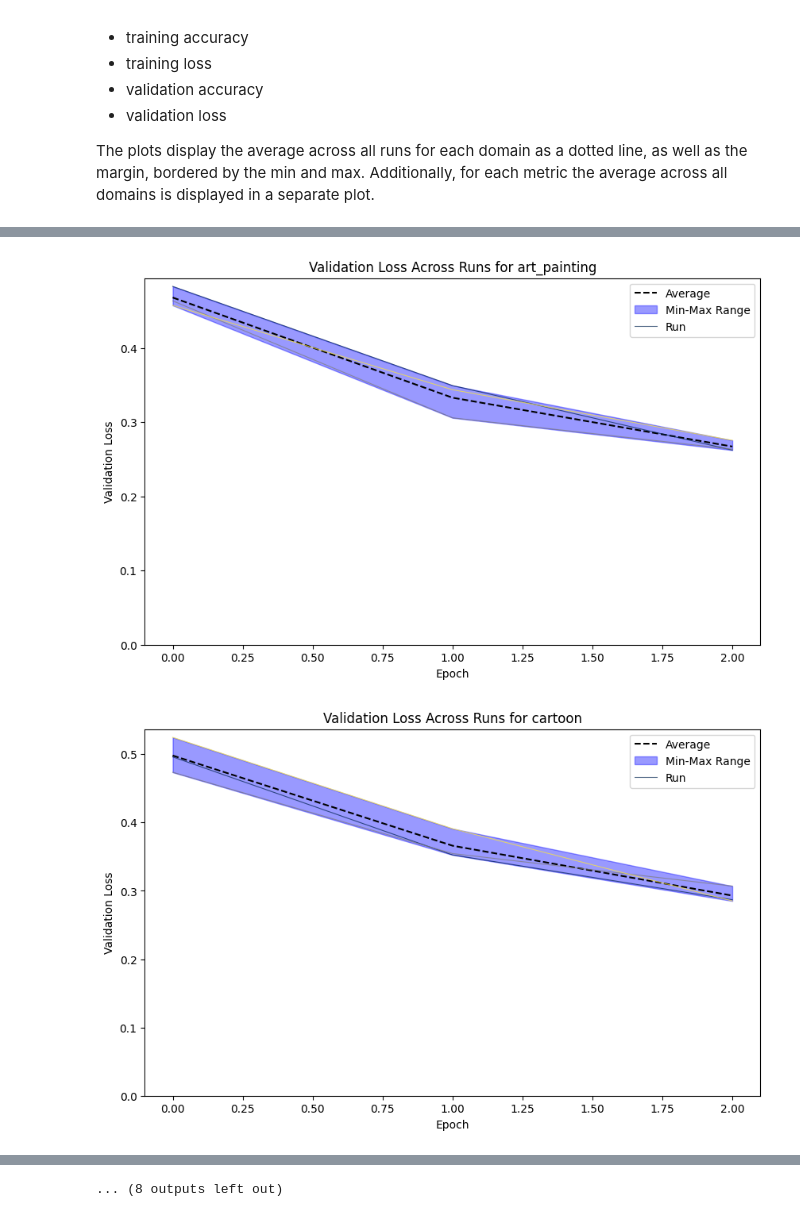
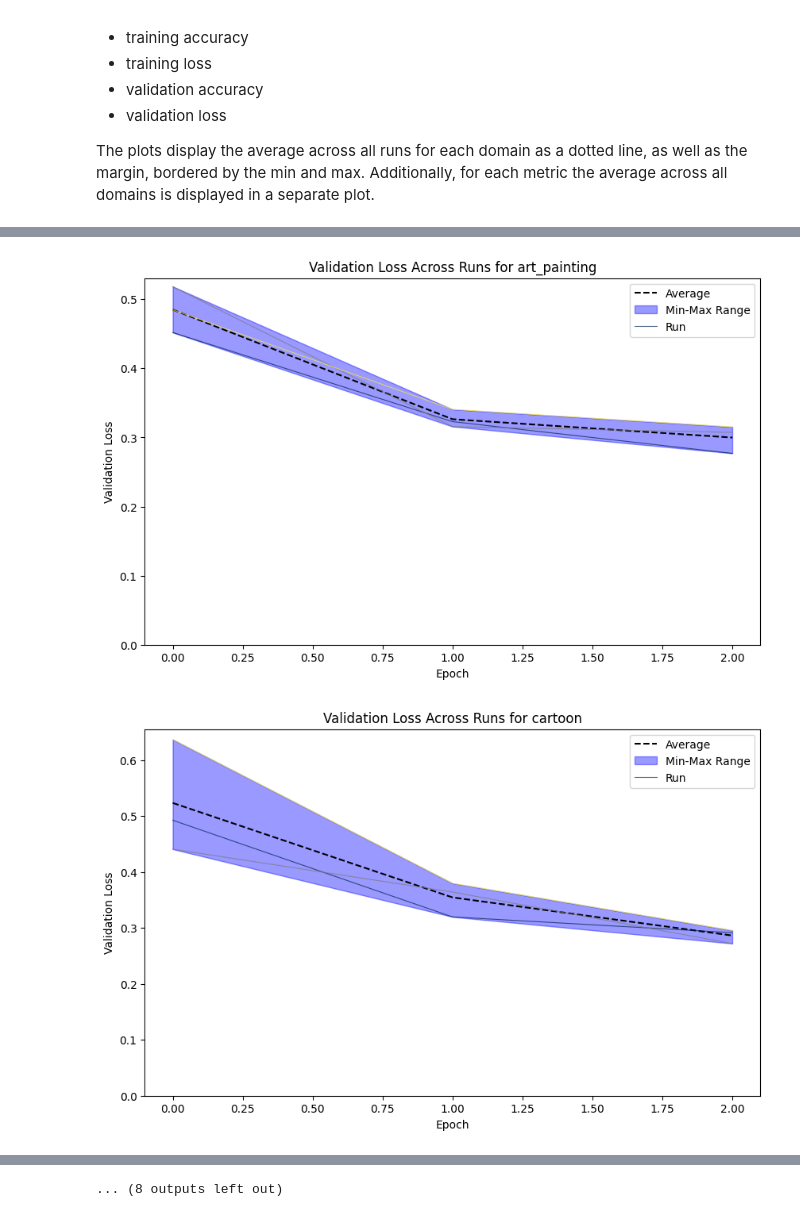
Before and after one commit to VoErik/domain-generalization, a Jupyter notebook: examples/visualizing_results.ipynb, the cells around one changed output, grey strips where cells are left out. Cells and saved outputs as stored; diff of their text form; code cells hidden in the pictures.

Commit message:
fix paths

```diff
--- a/examples/visualizing_results.ipynb
+++ b/examples/visualizing_results.ipynb
@@ -27,6 +27,6 @@ Additionally, for each metric the average across all domains is displayed in a s
 # %%
 from domgen.eval import plot_training_curves
 
-path2 = '../experiments/First/'
+path2 = '../experiments/Second/'
 data = plot_training_curves(path2)
 # %% [output]
@@ -38,2 +38,2 @@ data = plot_training_curves(path2)
-[figure, old version]
+[figure, new version]
-[figure, old version]
+[figure, new version]
```
Also changed, not shown: parts of 2 cells of this notebook.
